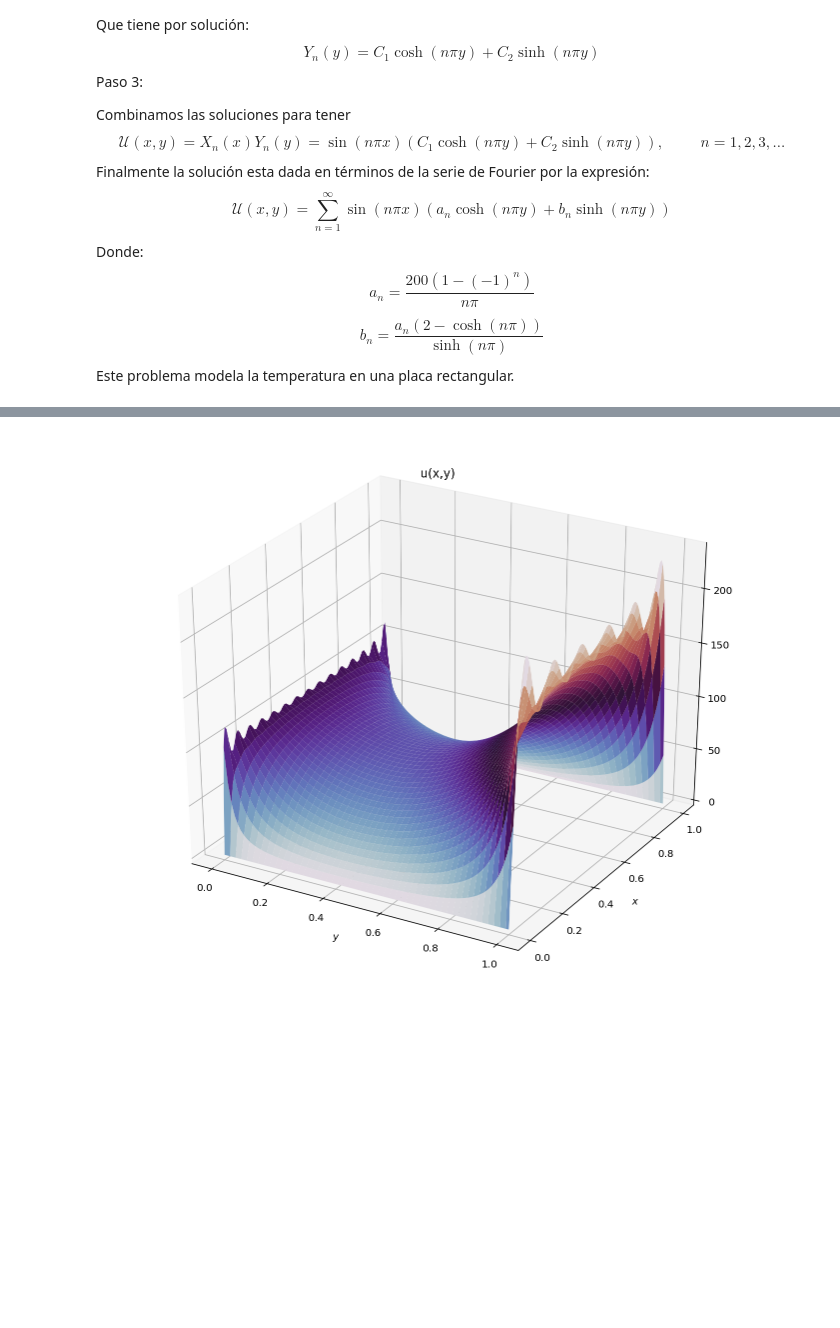
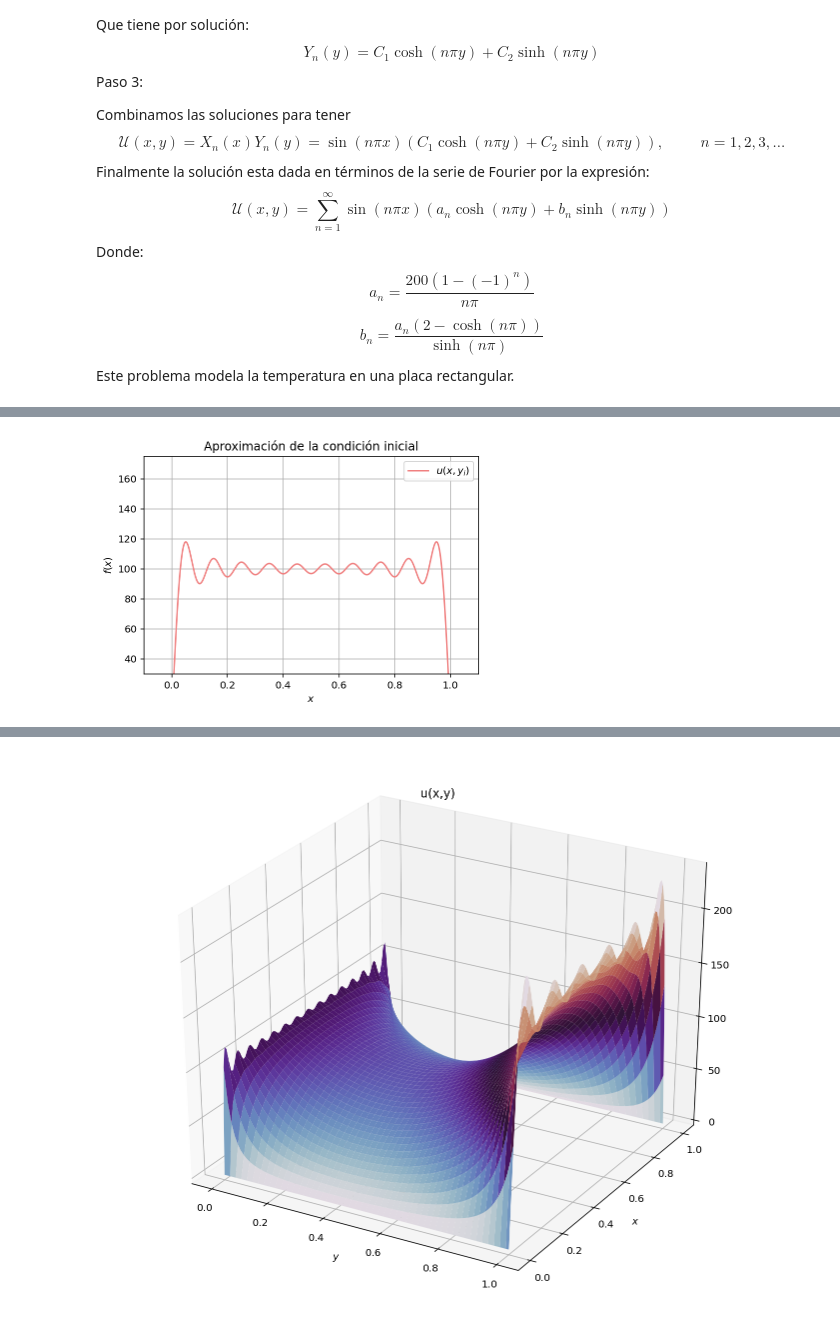
Before and after one commit to Jdvilan/suprema-octo-panqueque, a Jupyter notebook: Dirichlet_a.ipynb, the cells around one changed output, grey strips where cells are left out. Cells and saved outputs as stored; diff of their text form; code cells hidden in the pictures; blank space fills up the shorter version.

```diff
--- a/Dirichlet_a.ipynb
+++ b/Dirichlet_a.ipynb
@@ -41,5 +85,5 @@ import matplotlib.pyplot as plt
 # %%
-def u_x_y(x,y,N=30):
+def u_x_y(x,y,N=20):
     f = zeros( (len(x),len(y)) )
     for i in range(len(y)):
         for n in range(1,N):
@@ -47,3 +91,15 @@ def u_x_y(x,y,N=30):
             b = a*(2-cosh(n*pi))/sinh(n*pi)
             f[:,i] += sin(n*pi*x)*(a*cosh(n*pi*y[i])+b*sinh(n*pi*y[i]))
     return f
+# %%
+x = linspace(0,1,1000)
+y = linspace(0,10,1000)
+U = u_x_y(x,y)
+# %%
+plot(x,U[:,0],label='$u(x,y_i)$',color='lightcoral')
+plt.xlabel('$x$'); plt.ylabel('$f(x)$');
+plt.title("Aproximación de la condición inicial")
+xlim([-0.1,1.1]),ylim([30,175]),grid(),legend()
+show()
+# %% [output]
+[figure, added]
```
Also changed, not shown: parts of 12 cells of this notebook.
